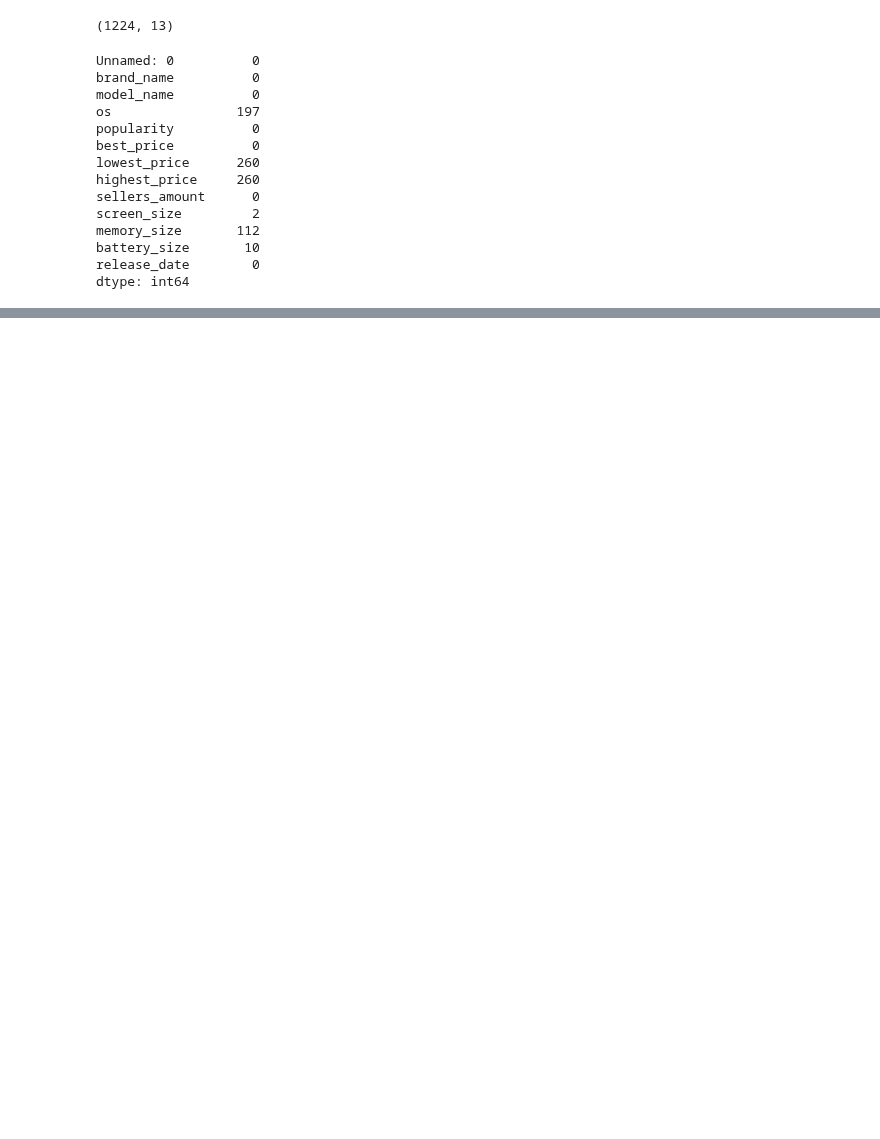
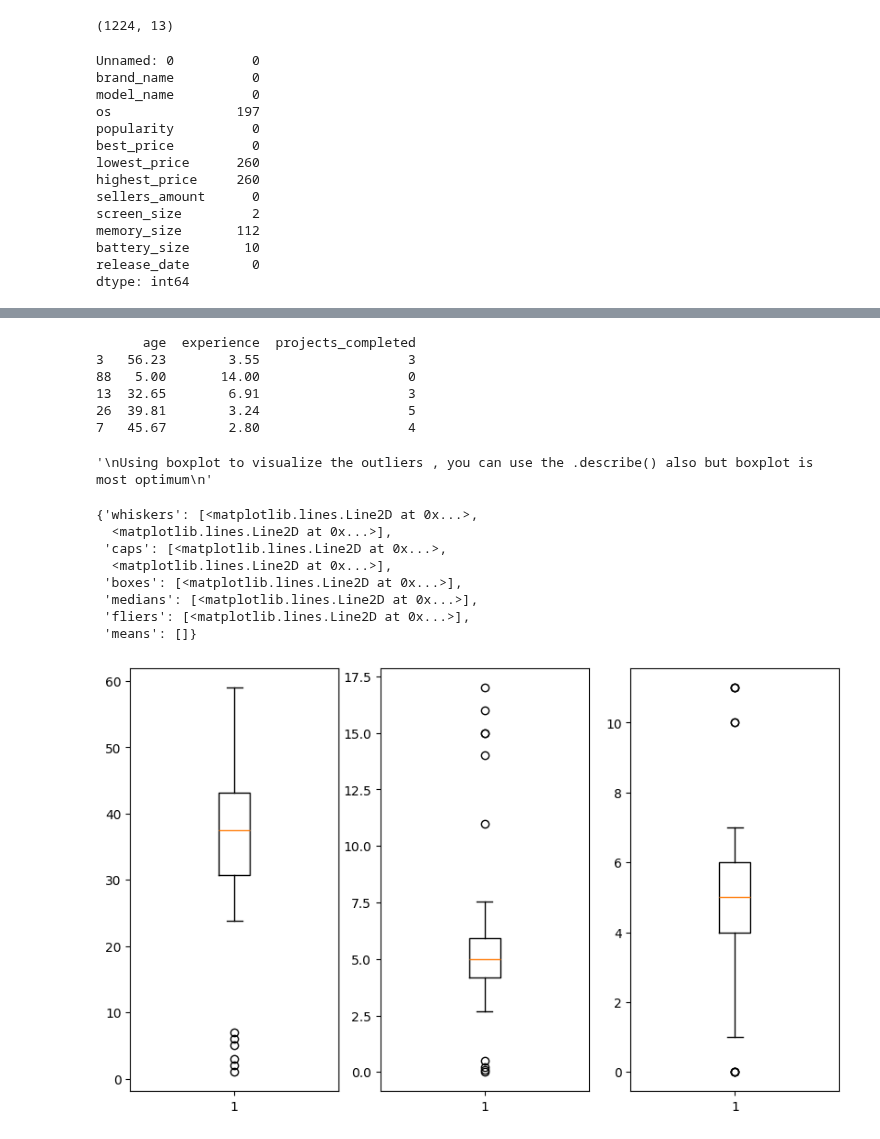
Before and after one commit to KedarDamale/Data-Science, a Jupyter notebook: Data-science/3.Data-pre-processing.ipynb, the cells around one changed output, grey strips where cells are left out. Drawn from its saved outputs; the diff is of its cells as text; code cells hidden in the pictures; blank space fills up the shorter version.

Commit message:
Added data science notes

```diff
--- a/Data-science/3.Data-pre-processing.ipynb
+++ b/Data-science/3.Data-pre-processing.ipynb
@@ -216,0 +877,76 @@ dtype: int64
+# %%
+outlier_infested_data = {
+    'age': [
+        39.96, 33.61, 47.47, 56.23, 31.65, 31.65, 56.79, 45.67, 25.30, 35.42,
+        34.36, 47.89, 23.83, 32.65, 57.71, 47.68, 30.67, 43.20, 37.43, 29.71,
+        29.68, 38.57, 26.81, 46.61, 40.54, 30.76, 39.81, 52.89, 32.83, 48.91,
+        35.32, 37.80, 36.76, 26.94, 50.82, 41.89, 43.83, 39.65, 24.71, 44.20,
+        33.43, 39.71, 32.68, 48.57, 26.81, 46.61, 30.54, 29.76, 39.81, 42.89,
+        31.83, 38.91, 36.32, 37.80, 34.76, 25.94, 40.82, 41.89, 33.83, 39.65,
+        26.71, 44.20, 38.43, 37.71, 29.68, 35.57, 25.81, 45.61, 32.54, 37.76,
+        41.81, 46.89, 33.83, 44.91, 32.32, 37.80, 33.76, 26.94, 39.82, 42.89,
+        30.83, 36.65, 28.71, 43.20, 31.43, 38.71, 30.68, 37.57,
+        # Outliers
+        5, 7, 50, 51, 2, 58, 3, 6, 1, 59
+    ],
+    'experience': [
+        4.69, 5.75, 5.27, 3.55, 7.52, 6.15, 6.52, 2.80, 3.93, 6.68,
+        3.70, 4.79, 5.91, 6.91, 2.85, 4.06, 2.85, 5.16, 4.44, 6.88,
+        5.19, 3.65, 6.68, 3.27, 4.21, 6.18, 3.24, 4.69, 4.31, 2.70,
+        4.91, 4.99, 5.55, 4.94, 5.02, 4.25, 5.48, 4.99, 3.95, 5.38,
+        5.12, 4.81, 4.29, 6.13, 5.73, 3.91, 5.85, 5.71, 4.18, 5.97,
+        3.93, 4.70, 5.46, 4.88, 6.63, 5.06, 6.72, 3.79, 5.84, 4.56,
+        4.31, 5.55, 3.90, 6.46, 4.33, 5.94, 5.45, 3.99, 4.77, 6.34,
+        3.80, 4.92, 6.29, 5.10, 4.70, 5.18, 6.64, 4.82, 5.17, 5.96,
+        5.30, 3.97, 5.61, 6.57, 4.34, 4.42, 5.70, 3.88,
+        # Outliers
+        14, 15, 0, 0.5, 0.1, 16, 15, 0.2, 11, 17
+    ],
+    'projects_completed': [
+        6, 4, 4, 3, 4, 7, 5, 4, 6, 5,
+        4, 6, 3, 3, 5, 3, 6, 4, 6, 5,
+        4, 6, 5, 5, 5, 4, 5, 6, 4, 6,
+        5, 4, 5, 5, 6, 6, 3, 4, 4, 5,
+        4, 5, 5, 5, 4, 5, 4, 5, 5, 6,
+        5, 6, 4, 3, 6, 4, 5, 6, 5, 4,
+        4, 5, 5, 4, 5, 6, 6, 4, 5, 3,
+        6, 5, 4, 6, 5, 4, 6, 5, 3, 5,
+        5, 6, 5, 4, 6, 5, 5, 6,
+        # Outliers
+        0, 1, 10, 0, 11, 0, 11, 0, 10, 11
+    ]
+}
+df=pd.DataFrame(outlier_infested_data)
+
+print(df.sample(5))
+# %% [output]
+      age  experience  projects_completed
+3   56.23        3.55                   3
+88   5.00       14.00                   0
+13  32.65        6.91                   3
+26  39.81        3.24                   5
+7   45.67        2.80                   4
+# %%
+"""
+Using boxplot to visualize the outliers , you can use the .describe() also but boxplot is most optimum
+"""
+# %% [output]
+'\nUsing boxplot to visualize the outliers , you can use the .describe() also but boxplot is most optimum\n'
+# %%
+# plt.boxplot(df) #this will create boxplot for all the feature but it is recommended to use differnt
+
+fig,ax=plt.subplots(1,3,figsize=(10,6))#unit is inches
+
+ax[0].boxplot(df['age'])
+ax[1].boxplot(df['experience'])
+ax[2].boxplot(df['projects_completed'])
+# %% [output]
+{'whiskers': [<matplotlib.lines.Line2D at 0x...>,
+  <matplotlib.lines.Line2D at 0x...>],
+ 'caps': [<matplotlib.lines.Line2D at 0x...>,
+  <matplotlib.lines.Line2D at 0x...>],
+ 'boxes': [<matplotlib.lines.Line2D at 0x...>],
+ 'medians': [<matplotlib.lines.Line2D at 0x...>],
+ 'fliers': [<matplotlib.lines.Line2D at 0x...>],
+ 'means': []}
+[figure, added]
```
Also changed, not shown: parts of 50 cells of this notebook, 2 other files.
